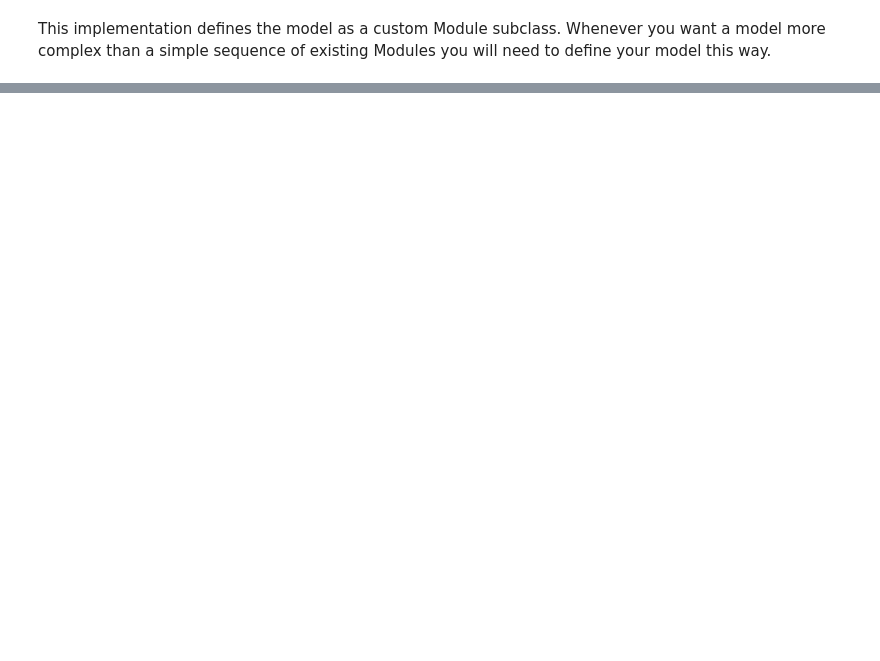
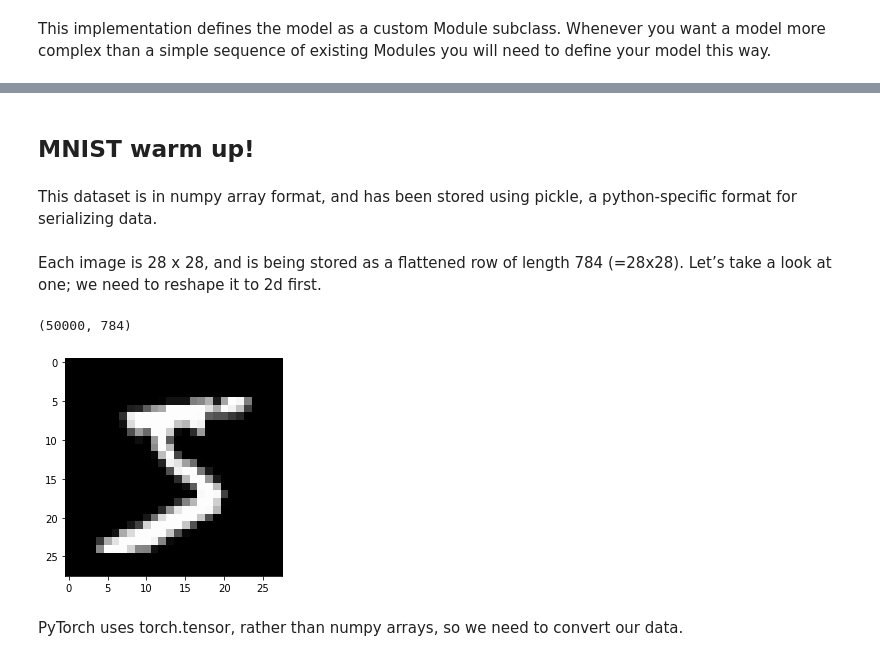
Before and after one commit to der0pa/Machine-Learning, a Jupyter notebook: _notebooks/2020-05-13-nvidia-jetson-nano.ipynb, the cells around one changed output, grey strips where cells are left out. Drawn from its saved outputs; the diff is of its cells as text; code cells hidden in the pictures; blank space fills up the shorter version.

```diff
--- a/_notebooks/2020-05-13-nvidia-jetson-nano.ipynb
+++ b/_notebooks/2020-05-13-nvidia-jetson-nano.ipynb
@@ -874,0 +883,2 @@ for t in range(500):
+# %% [markdown]
+## MNIST warm up!
@@ -874,0 +900,2 @@ for t in range(500):
+# %% [markdown]
+This dataset is in numpy array format, and has been stored using pickle, a python-specific format for serializing data.
@@ -874,0 +908,13 @@ for t in range(500):
+# %% [markdown]
+Each image is 28 x 28, and is being stored as a flattened row of length 784 (=28x28). Let’s take a look at one; we need to reshape it to 2d first.
+# %%
+from matplotlib import pyplot
+import numpy as np
+
+pyplot.imshow(x_train[0].reshape((28, 28)), cmap="gray")
+print(x_train.shape)
+# %% [output]
+(50000, 784)
+[figure, added]
+# %% [markdown]
+PyTorch uses torch.tensor, rather than numpy arrays, so we need to convert our data.
```
Also changed, not shown: parts of 67 cells of this notebook, 2 other files.
